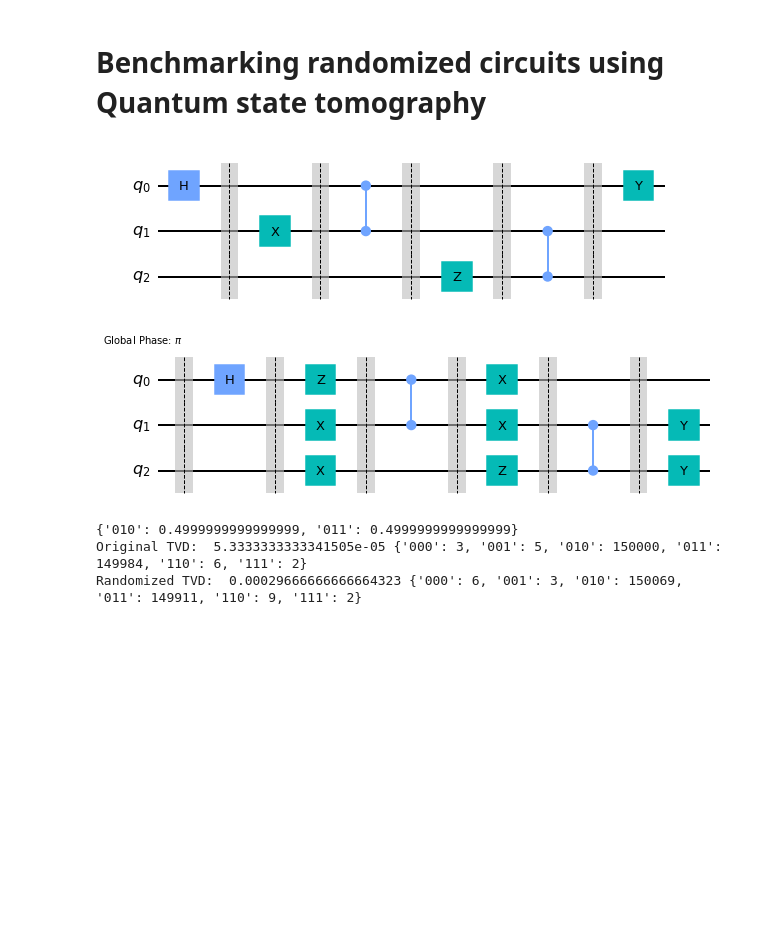
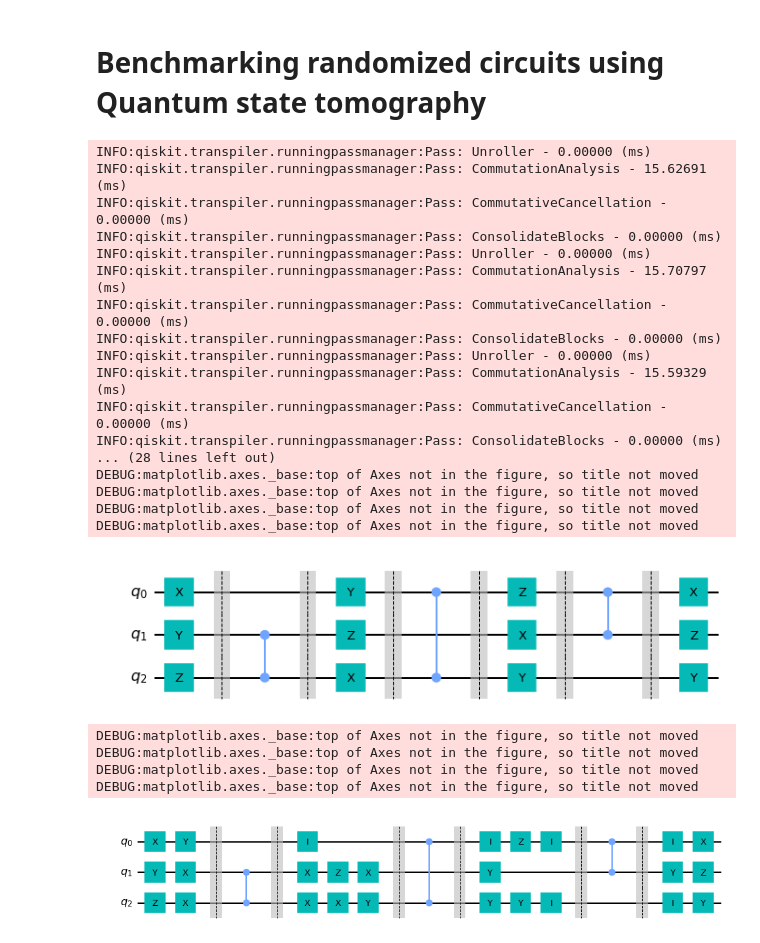
Before and after one commit to bicycle315/2022Summer-Hackathon_RB-with-Dynamical-Decoupling, a Jupyter notebook: GHKim/QST.ipynb, the cells around one changed output. Cells and saved outputs as stored; diff of their text form; code cells hidden in the pictures; blank space fills up the shorter version.

Commit message:
Something strange on basis and optimization

```diff
--- a/GHKim/QST.ipynb
+++ b/GHKim/QST.ipynb
@@ -198,52 +213,82 @@ def randomized_circuit(q_input, circ_number, max_iter):
 # %%
 # For simulation
 from qiskit.providers.aer import AerSimulator
 from qiskit import QuantumCircuit
 from qiskit.compiler import transpile
+from qiskit.circuit.library import QFT
 
 target = QuantumCircuit(3)
-
-target.h(0)
-target.barrier()
-target.x(1)
-target.barrier()
-target.cz(0,1)
-target.barrier()
+target.x(0)
+target.y(1)
 target.z(2)
 target.barrier()
-target.cz(1,2)
+target.cz(1, 2)
 target.barrier()
 target.y(0)
+target.z(1)
+target.x(2)
+target.barrier()
+target.cz(2, 0)
+target.barrier()
+target.z(0)
+target.x(1)
+target.y(2)
+target.barrier()
+target.cz(0, 1)
+target.barrier()
+target.x(0)
+target.z(1)
+target.y(2)
 
-target = transpile(target, basis_gates=['h', 'cz', 'x', 'y', 'z', 't', 'id', 'rz', 'rx'])
+# target = transpile(target, basis_gates=['id', 'x', 'y', 'z', 'cz', 'h', 't', 'rz'], optimization_level=0)
 
-rc_circs = randomized_circuit(target, 30, 1)
+import logging
+logging.basicConfig(level='DEBUG')
+
+rc_circs = randomized_circuit(target, 10, 1)
 
 target.draw('mpl')
 # %% [output]
+INFO:qiskit.transpiler.runningpassmanager:Pass: Unroller - 0.00000 (ms)
+INFO:qiskit.transpiler.runningpassmanager:Pass: CommutationAnalysis - 15.62691 (ms)
+INFO:qiskit.transpiler.runningpassmanager:Pass: CommutativeCancellation - 0.00000 (ms)
+INFO:qiskit.transpiler.runningpassmanager:Pass: ConsolidateBlocks - 0.00000 (ms)
+INFO:qiskit.transpiler.runningpassmanager:Pass: Unroller - 0.00000 (ms)
+INFO:qiskit.transpiler.runningpassmanager:Pass: CommutationAnalysis - 15.70797 (ms)
+INFO:qiskit.transpiler.runningpassmanager:Pass: CommutativeCancellation - 0.00000 (ms)
+INFO:qiskit.transpiler.runningpassmanager:Pass: ConsolidateBlocks - 0.00000 (ms)
+INFO:qiskit.transpiler.runningpassmanager:Pass: Unroller - 0.00000 (ms)
+INFO:qiskit.transpiler.runningpassmanager:Pass: CommutationAnalysis - 15.59329 (ms)
+INFO:qiskit.transpiler.runningpassmanager:Pass: CommutativeCancellation - 0.00000 (ms)
+INFO:qiskit.transpiler.runningpassmanager:Pass: ConsolidateBlocks - 0.00000 (ms)
+... (28 lines left out)
+DEBUG:matplotlib.axes._base:top of Axes not in the figure, so title not moved
+DEBUG:matplotlib.axes._base:top of Axes not in the figure, so title not moved
+DEBUG:matplotlib.axes._base:top of Axes not in the figure, so title not moved
+DEBUG:matplotlib.axes._base:top of Axes not in the figure, so title not moved
-[figure, old version]
+[figure, new version]
 # %%
-rc_circs[5].draw('mpl')
+rc_circs[1].draw('mpl')
 # %% [output]
+DEBUG:matplotlib.axes._base:top of Axes not in the figure, so title not moved
+DEBUG:matplotlib.axes._base:top of Axes not in the figure, so title not moved
+DEBUG:matplotlib.axes._base:top of Axes not in the figure, so title not moved
+DEBUG:matplotlib.axes._base:top of Axes not in the figure, so title not moved
-[figure, old version]
+[figure, new version]
 # %%
 from qiskit.providers.aer.noise import NoiseModel
 from qiskit.providers.aer.noise import coherent_unitary_error
-from qiskit.circuit.library import RZGate
+from qiskit.circuit.library import RZGate, RXGate
 
 # QuantumError objects
-error_overrot = coherent_unitary_error(RZGate(0.01).to_matrix())
+error_overrot = coherent_unitary_error(RXGate(0.0001).to_matrix())
 
 # Add errors to noise model
-coherent_errors = NoiseModel()
-coherent_errors.add_all_qubit_quantum_error(error_overrot, ["h"])
+coherent_errors = NoiseModel(basis_gates=['id', 'x', 'y', 'z', 's', 'cx', 'rz'])
+coherent_errors.add_all_qubit_quantum_error(error_overrot, ['x', 'y', 'z'])
 
 backend = AerSimulator(noise_model=coherent_errors)
 # backend = FakeParis()
 
 tvd_benchmark_rc_circuit(target, rc_circs, backend=backend, shots_per_randomized_circuit=10000)
 # fig = benchmark_rc_circuit(target, rc_circs, measurement_qubits=[0, 1, 2], backend=backend, dpi=200)
-# %% [output]
-{'010': 0.4999999999999999, '011': 0.4999999999999999}
-Original TVD:  5.3333333333341505e-05 {'000': 3, '001': 5, '010': 150000, '011': 149984, '110': 6, '111': 2}
-Randomized TVD:  0.00029666666666664323 {'000': 6, '001': 3, '010': 150069, '011': 149911, '110': 9, '111': 2}
```
Also changed, not shown: parts of 2 cells of this notebook.
